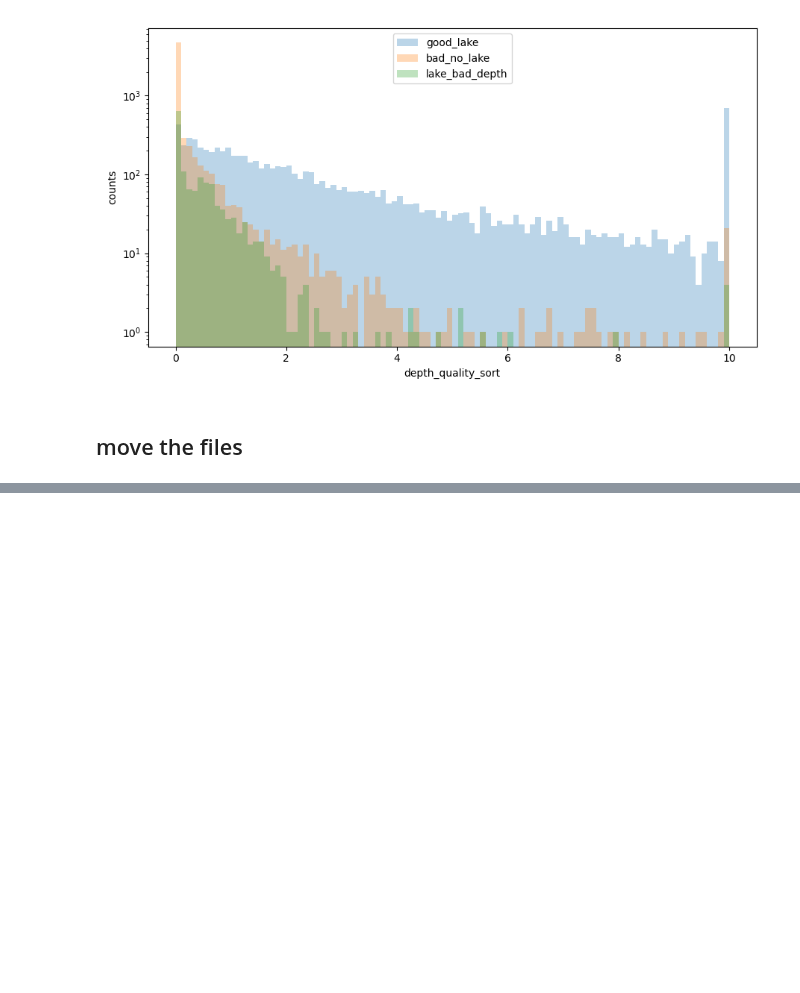
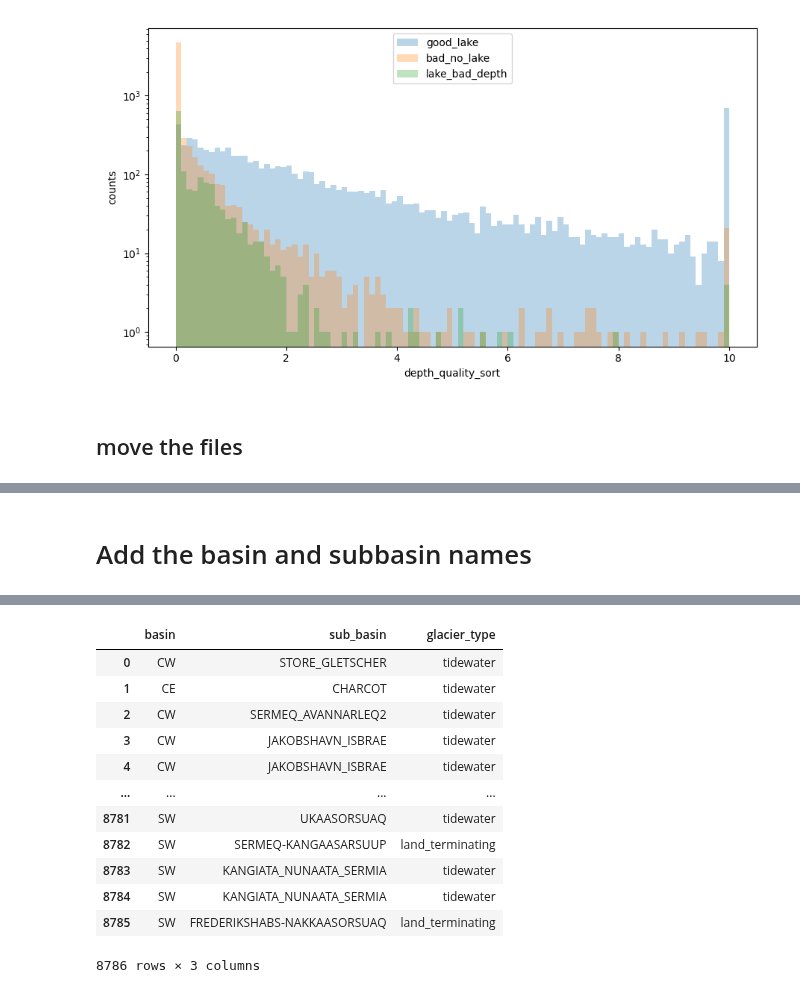
Before and after one commit to fliphilipp/GlacierLakeDetectionICESat2, a Jupyter notebook: GLD3-GrIS-compile-lake-info.ipynb, the cells around one changed output, grey strips where cells are left out. Saved outputs shown, nothing was run; the diff lists cells and outputs as text; code cells hidden in the pictures; blank space fills up the shorter version.

```diff
--- a/GLD3-GrIS-compile-lake-info.ipynb
+++ b/GLD3-GrIS-compile-lake-info.ipynb
@@ -337,0 +270,3 @@ get_attributes(r)
+# %%
+df_files = df_labels[df_labels.label != 'bad_no_lake']
+df_files.head(3)
@@ -337,0 +405,2 @@ get_attributes(r)
+# %% [markdown]
+# Add the basin and subbasin names
@@ -337,0 +428,15 @@ get_attributes(r)
+# %%
+cols = []
+nfiles = len(gdf_merged)
+
+for i, idx in enumerate(gdf_merged.index):
+
+    if (i+1) % 100 == 0:
+        print('%5i / %5i' % (i+1, nfiles), end='\r')
+
+    cols.append(get_lake_location_name(gdf_merged.loc[idx]))
+
+print(' done')
+df_matched_names = pd.concat(cols)
+df_matched_names
+# %% [output]
@@ -337,0 +452,13 @@ get_attributes(r)
+|  | basin | sub_basin | glacier_type |
+| 0 | CW | STORE_GLETSCHER | tidewater |
+| 1 | CE | CHARCOT | tidewater |
+| 2 | CW | SERMEQ_AVANNARLEQ2 | tidewater |
+| 3 | CW | JAKOBSHAVN_ISBRAE | tidewater |
+| 4 | CW | JAKOBSHAVN_ISBRAE | tidewater |
+| ... | ... | ... | ... |
+| 8781 | SW | UKAASORSUAQ | tidewater |
+| 8782 | SW | SERMEQ-KANGAASARSUUP | land_terminating |
+| 8783 | SW | KANGIATA_NUNAATA_SERMIA | tidewater |
+| 8784 | SW | KANGIATA_NUNAATA_SERMIA | tidewater |
+| 8785 | SW | FREDERIKSHABS-NAKKAASORSUAQ | land_terminating |
+8786 rows × 3 columns
```
Also changed, not shown: parts of 16 cells of this notebook, 1 other file.
